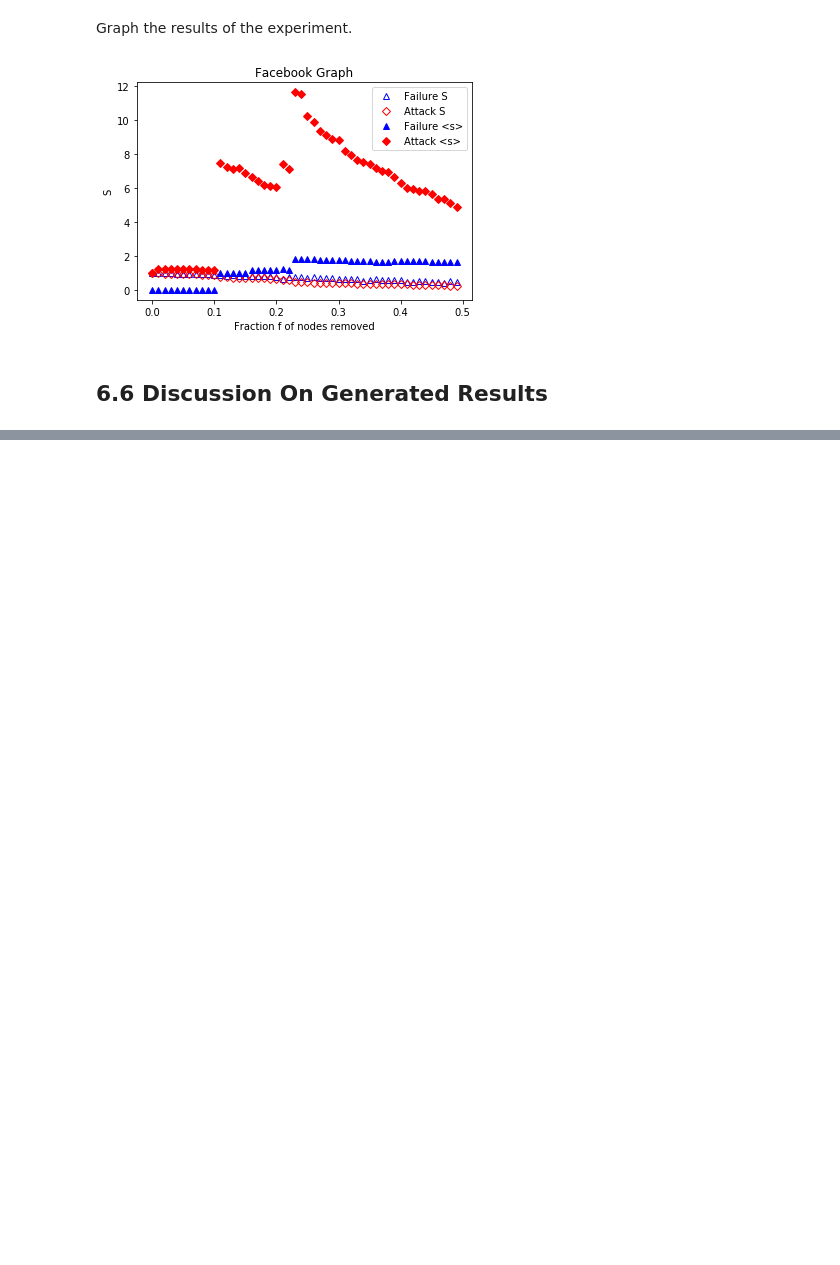
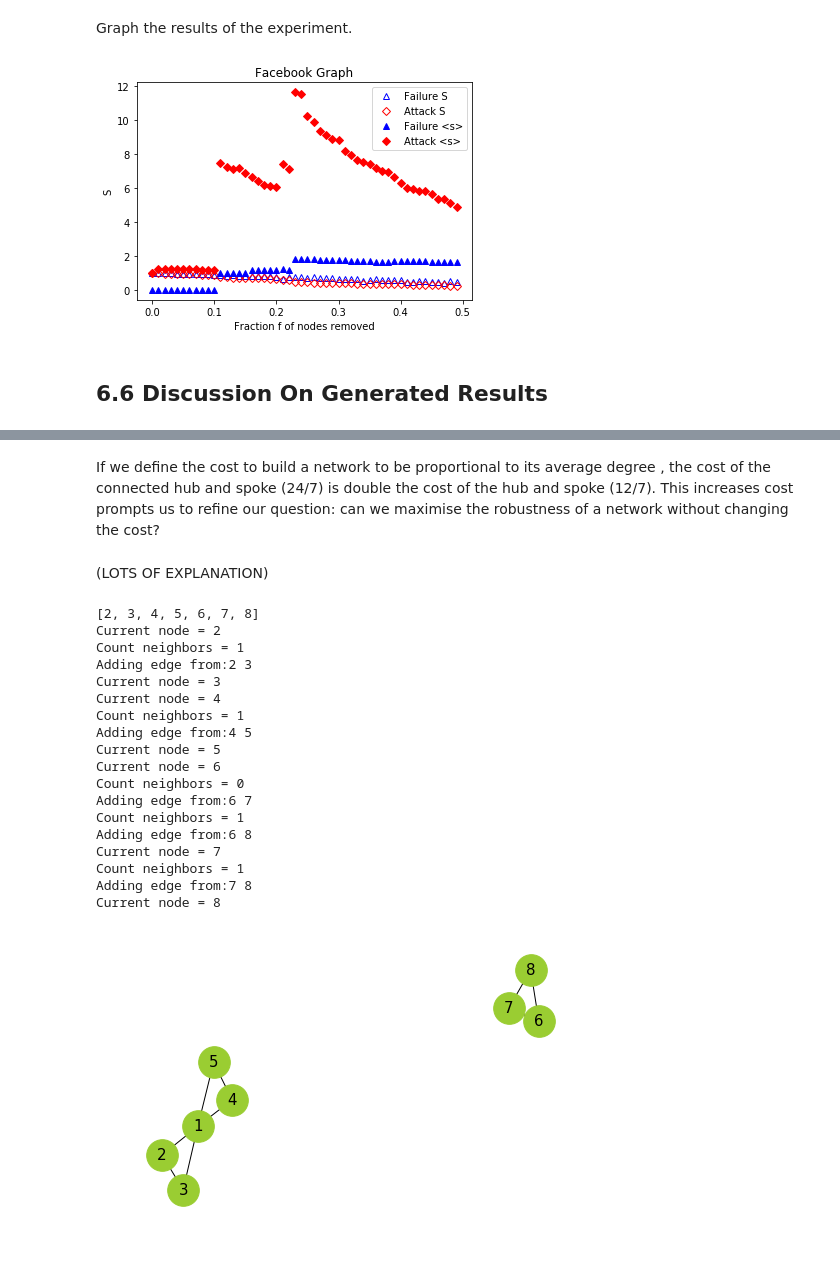
Before and after one commit to DylannBell/complex_networks_attack_tolerance, a Jupyter notebook: CODE/Error & Attack Tolerance Of Complex Networks.ipynb, the cells around one changed output, grey strips where cells are left out. Drawn from its saved outputs; the diff is of its cells as text; code cells hidden in the pictures; blank space fills up the shorter version.

```diff
--- a/CODE/Error & Attack Tolerance Of Complex Networks.ipynb
+++ b/CODE/Error & Attack Tolerance Of Complex Networks.ipynb
@@ -675,0 +741,75 @@ generate_experiment_2_graph("Facebook Graph", remove_range, facebook_Failure_big
+# %% [markdown]
+If we define the cost to build a network to be proportional to its average degree <k>, the cost of the connected hub and spoke (24/7) is double the cost of the hub and spoke (12/7). This increases cost prompts us to refine our question: can we maximise the robustness of a network without changing the cost?
+# %% [markdown]
+(LOTS OF EXPLANATION)
+# %%
+def count_neighbors(G, node):
+    return (len(list((G.neighbors(node)))))
+
+def create_centralised_graph(N, kmin):
+
+    kmax = np.round(np.power(N, 2/3))
+    kmax = 4
+
+    G = nx.Graph()
+
+    # Range goes to N-1 so we want to have N nodes hence N+1
+    G.add_nodes_from(range(1,N+1))
+
+    # Connect central node to nearest kmax nodes
+    for i in range(kmax+1):
+        G.add_edge(1, i+1)
+
+    # Loop through every node and connect to kmin nearest nodes
+    # But checking every neighbour doesn't have more than kmin edges
+
+    nodeList = list(G.nodes())
+    nodeList.pop(0)
+    print (nodeList)
+
+    for i in nodeList:
+
+        # Skip the central node
+        node = i
+        print ("Current node = " + str(node))
+
+        while count_neighbors(G, node) < kmin:
+            print ("Count neighbors = " + str(count_neighbors(G, node)))
+
+
+            next_node = i+1
+
+            if G.has_edge(node, next_node):
+                next_node += 1
+
+            while count_neighbors(G, next_node) >= kmin:
+                next_node += 1
+
+            G.add_edge(node, next_node)
+            print ("Adding edge from:" + str(node) + " " + str(next_node))
+
+
+    return G
+
+centralised_graph = create_centralised_graph(8, 2)
+nx.draw(centralised_graph, font_size=15, with_labels=True, node_color='yellowgreen', node_size=1000)
+# %% [output]
+[2, 3, 4, 5, 6, 7, 8]
+Current node = 2
+Count neighbors = 1
+Adding edge from:2 3
+Current node = 3
+Current node = 4
+Count neighbors = 1
+Adding edge from:4 5
+Current node = 5
+Current node = 6
+Count neighbors = 0
+Adding edge from:6 7
+Count neighbors = 1
+Adding edge from:6 8
+Current node = 7
+Count neighbors = 1
+Adding edge from:7 8
+Current node = 8
+[figure, added]
```
Also changed, not shown: parts of 17 cells of this notebook.
